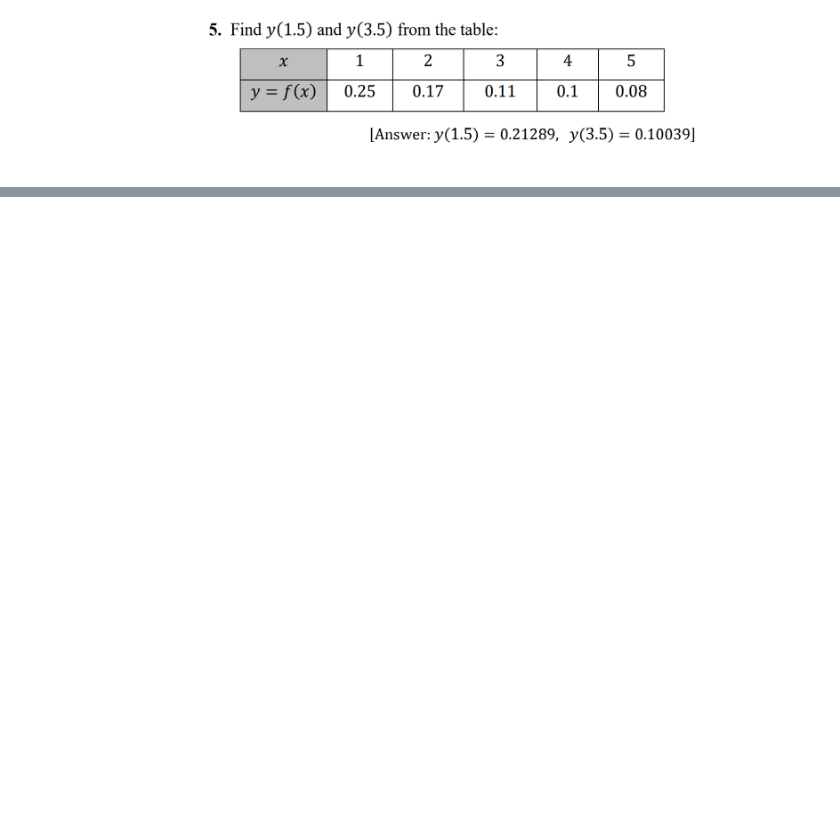
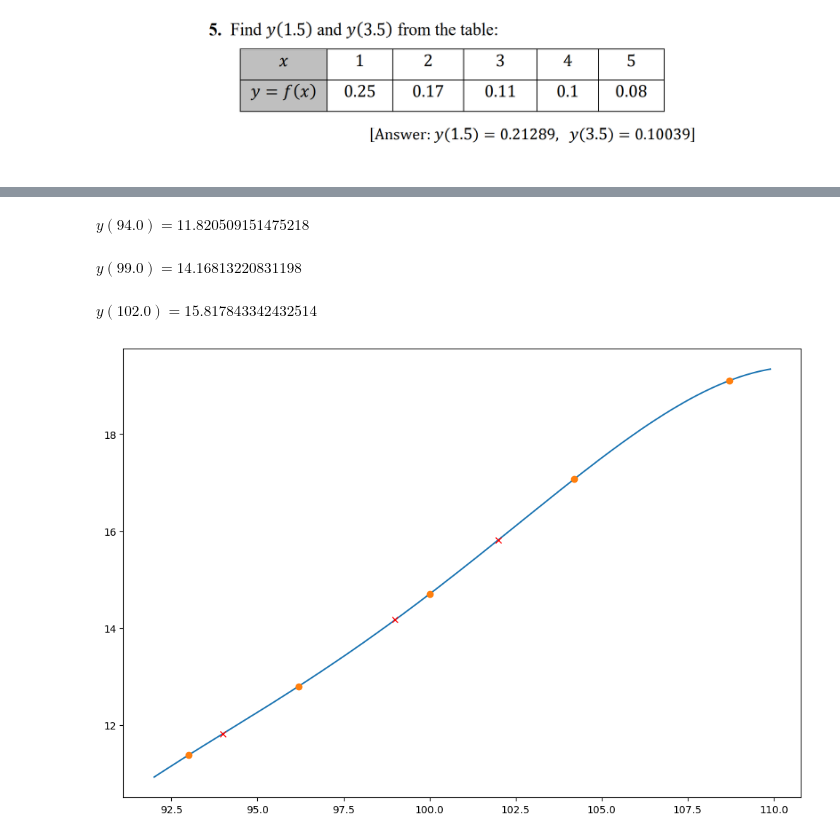
Before and after one commit to Nordiniv/Numerical-Methods, a Jupyter notebook: Nordin.ipynb, the cells around one changed output, grey strips where cells are left out. Cells and saved outputs as stored; diff of their text form; code cells hidden in the pictures; blank space fills up the shorter version.

```diff
--- a/Nordin.ipynb
+++ b/Nordin.ipynb
@@ -247,0 +332,9 @@ $\displaystyle y(1.5) = 0.212891,  \ y(3.5) = 0.100391$
+# %%
+x = [93, 96.2, 100, 104.2, 108.7]
+y = [11.38, 12.8, 14.7, 17.07, 19.1]
+y_ = gep(x, y, 92, 110, [94, 99, 102])
+# %% [output]
+$\displaystyle y(94.0) = 11.820509151475218$
+$\displaystyle y(99.0) = 14.16813220831198$
+$\displaystyle y(102.0) = 15.817843342432514$
+[figure, added]
```
Also changed, not shown: parts of 48 cells of this notebook.
